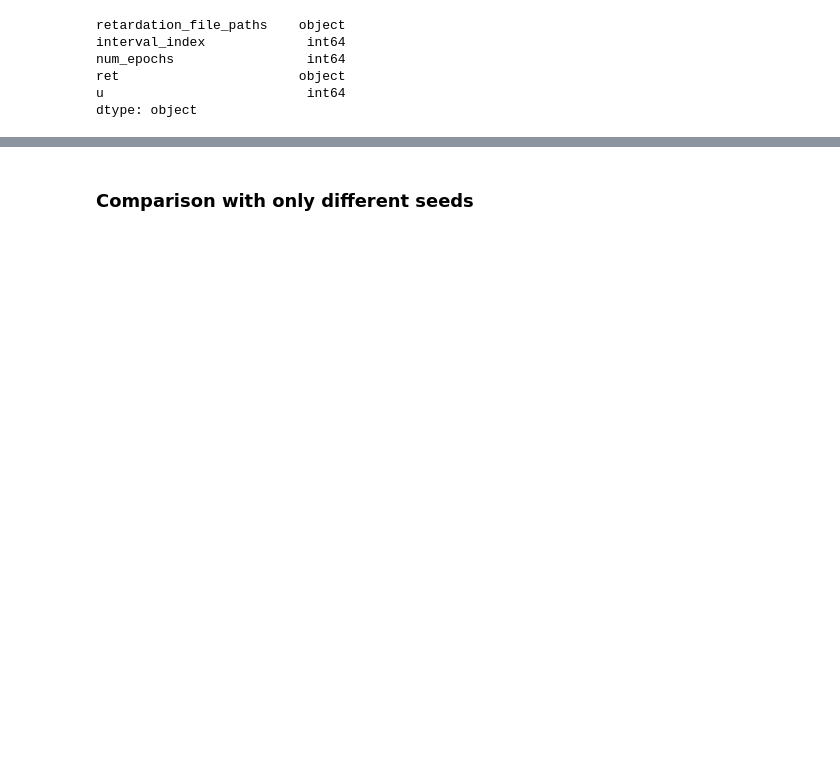
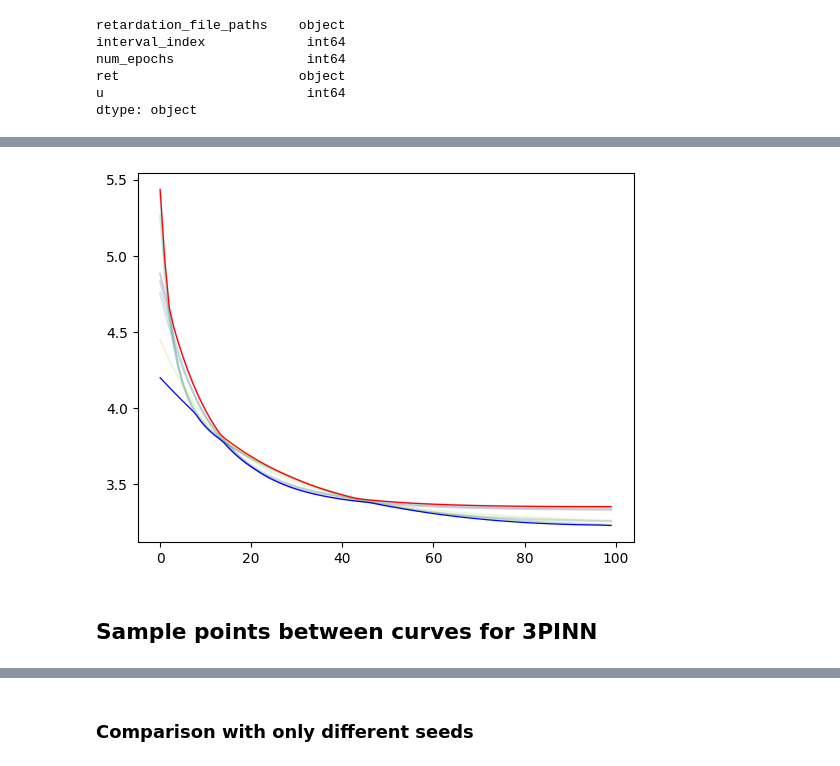
Before and after one commit to RiccardoFrenner/finn-nnpie, a Jupyter notebook: src/analyze_running_intervals.ipynb, the cells around one changed output, grey strips where cells are left out. Saved outputs shown, nothing was run; the diff lists cells and outputs as text; code cells hidden in the pictures; blank space fills up the shorter version.

```diff
--- a/src/analyze_running_intervals.ipynb
+++ b/src/analyze_running_intervals.ipynb
@@ -120,0 +128,18 @@ plt.show()
+# %%
+from matplotlib import cm
+colormap = cm.viridis
+
+colors = colormap(np.linspace(0, 1, 8))
+lines = plt.plot(all_rets.T, alpha=0.2)
+plt.plot(envelope_curve_up, "r-", lw=0.9)
+plt.plot(envelope_curve_down, "b-", lw=0.9)
+# plt.fill_between(x=np.arange(envelope_curve_up.shape[0]), y1=envelope_curve_down, y2=envelope_curve_up, color='green', alpha=0.3)
+
+for line, color in zip(lines, colors):
+    line.set_color(color)
+
+plt.show()
+# %% [output]
+[figure, added]
+# %% [markdown]
+## Sample points between curves for 3PINN
```
Also changed, not shown: parts of 10 cells of this notebook.
